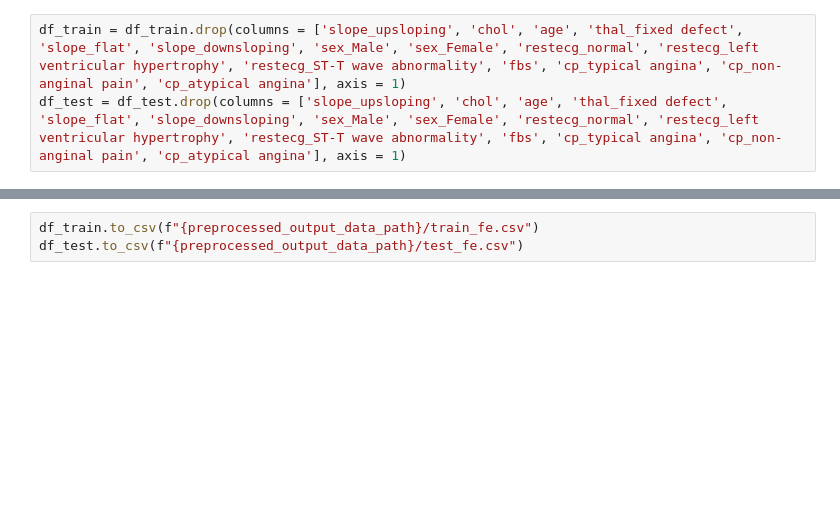
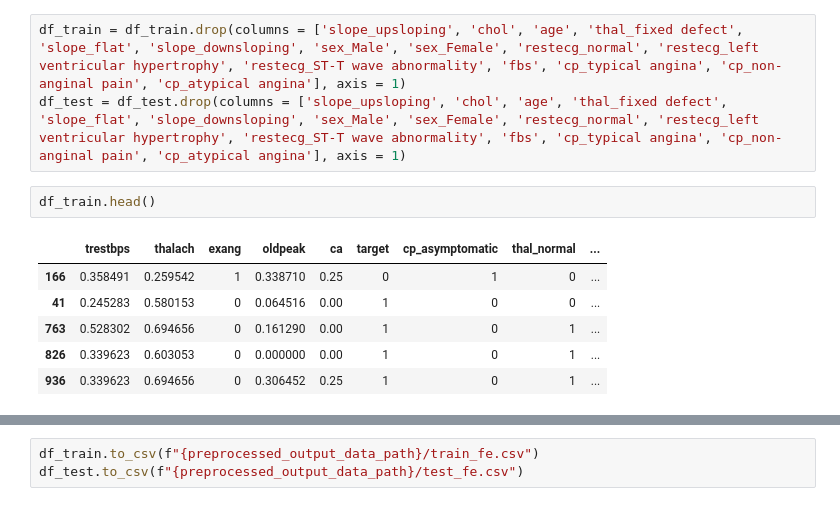
Before and after one commit to yuqingwu/Heart-disease-prediction, a Jupyter notebook: Notebooks/02.feature-engineering-&-feature-selection.ipynb, the cells around one changed output, grey strips where cells are left out. Saved outputs shown, nothing was run; the diff lists cells and outputs as text; blank space fills up the shorter version.

```diff
--- a/Notebooks/02.feature-engineering-&-feature-selection.ipynb
+++ b/Notebooks/02.feature-engineering-&-feature-selection.ipynb
@@ -214,3 +214,12 @@ We select 8 features with total "True" greater than 3 and drop other columns and
 # %%
 df_train = df_train.drop(columns = ['slope_upsloping', 'chol', 'age', 'thal_fixed defect', 'slope_flat', 'slope_downsloping', 'sex_Male', 'sex_Female', 'restecg_normal', 'restecg_left ventricular hypertrophy', 'restecg_ST-T wave abnormality', 'fbs', 'cp_typical angina', 'cp_non-anginal pain', 'cp_atypical angina'], axis = 1)
 df_test = df_test.drop(columns = ['slope_upsloping', 'chol', 'age', 'thal_fixed defect', 'slope_flat', 'slope_downsloping', 'sex_Male', 'sex_Female', 'restecg_normal', 'restecg_left ventricular hypertrophy', 'restecg_ST-T wave abnormality', 'fbs', 'cp_typical angina', 'cp_non-anginal pain', 'cp_atypical angina'], axis = 1)
+# %%
+df_train.head()
+# %% [output]
+|  | trestbps | thalach | exang | oldpeak | ca | target | cp_asymptomatic | thal_normal | ... |
+| 166 | 0.358491 | 0.259542 | 1 | 0.338710 | 0.25 | 0 | 1 | 0 | ... |
+| 41 | 0.245283 | 0.580153 | 0 | 0.064516 | 0.00 | 1 | 0 | 0 | ... |
+| 763 | 0.528302 | 0.694656 | 0 | 0.161290 | 0.00 | 1 | 0 | 1 | ... |
+| 826 | 0.339623 | 0.603053 | 0 | 0.000000 | 0.00 | 1 | 0 | 1 | ... |
+| 936 | 0.339623 | 0.694656 | 0 | 0.306452 | 0.25 | 1 | 0 | 1 | ... |
```
Also changed, not shown: parts of 2 cells of this notebook, 2 other files.
